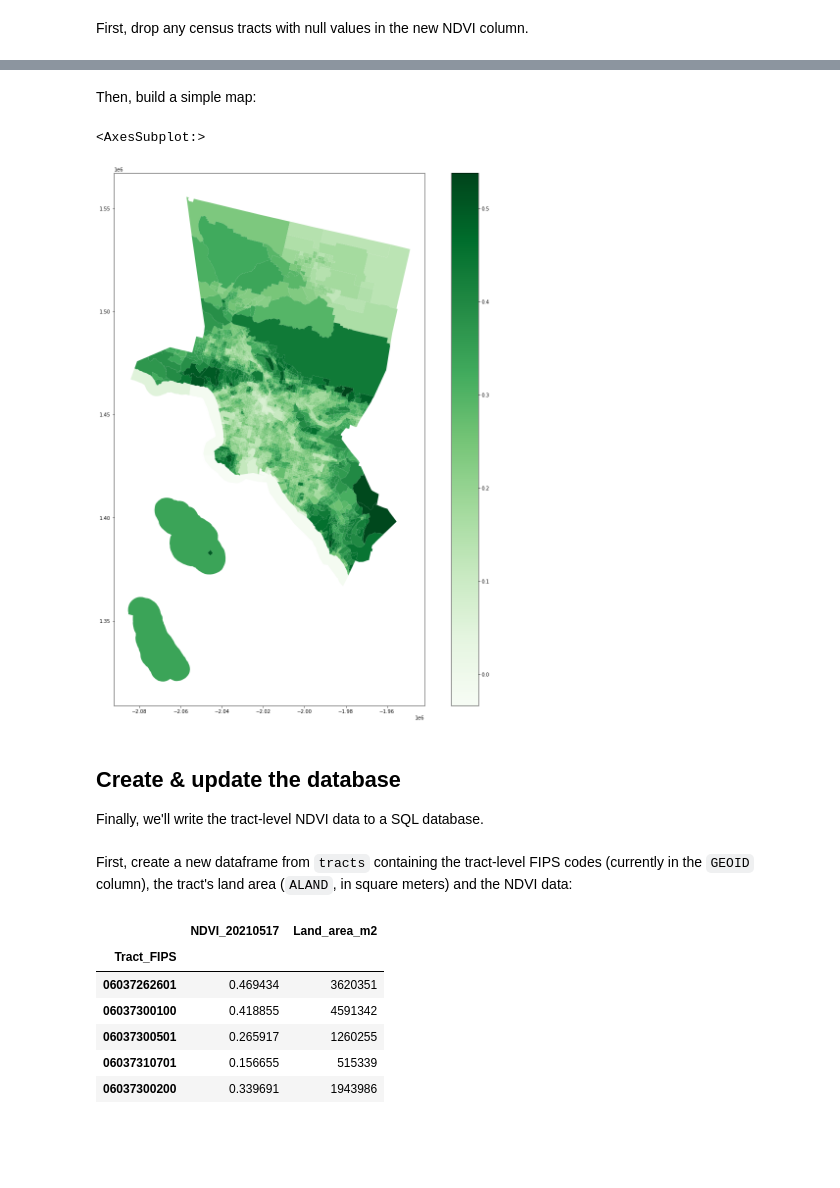
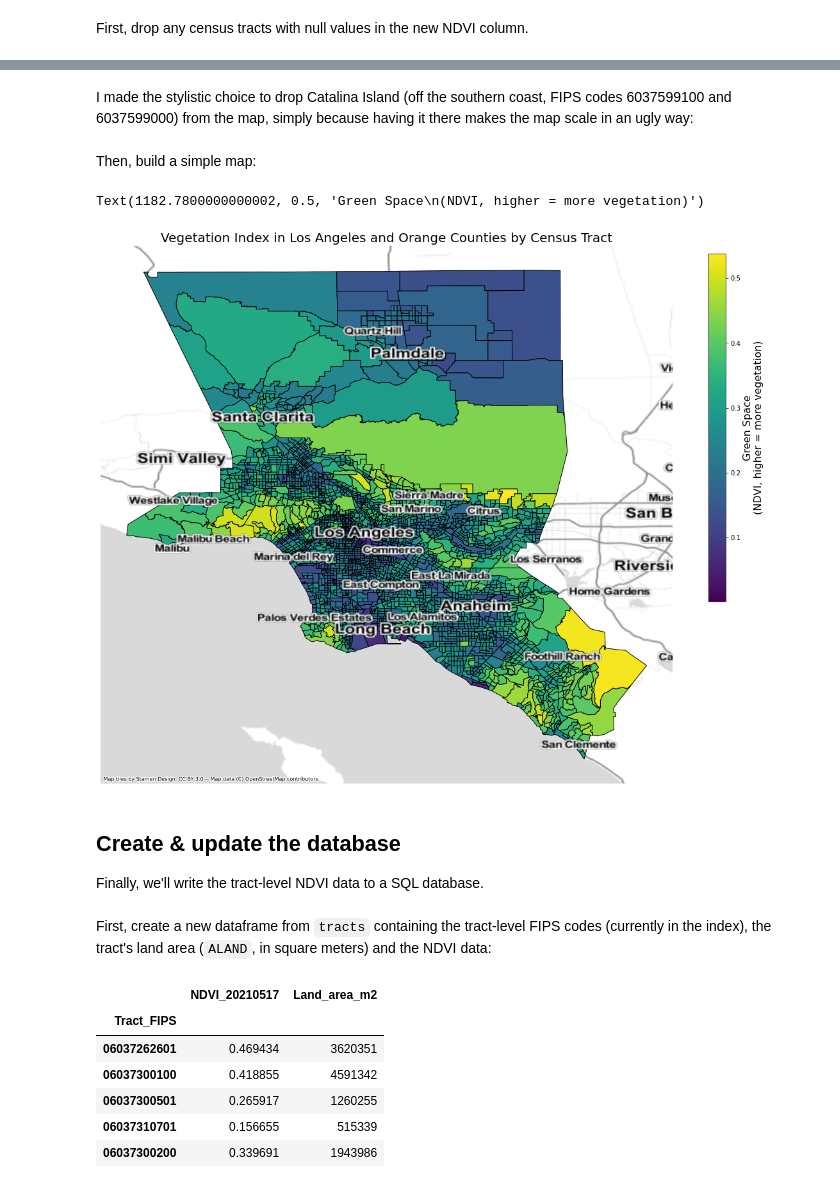
Before and after one commit to jhirner/socal-greenspace, a Jupyter notebook: 2-tract-vegetation.ipynb, the cells around one changed output, grey strips where cells are left out. Drawn from its saved outputs; the diff is of its cells as text; code cells hidden in the pictures; blank space fills up the shorter version.

Commit message:
Improve map visualization
Improved the census tract-level map of vegetation index by: adding a base map for geographic context, improving labeling, and increasing color contrast.

```diff
--- a/2-tract-vegetation.ipynb
+++ b/2-tract-vegetation.ipynb
@@ -275,0 +295,4 @@ tracts = tracts.dropna(axis = "index",
+# %%
+tracts = tracts.set_index("GEOID")
+mapping = gpd.read_file("data/census-tracts/tl_2020_06_tract.shp").set_index("GEOID")
+mapping["NDVI_20210517"] = tracts["NDVI_20210517"]
@@ -276,11 +301,35 @@ tracts = tracts.dropna(axis = "index",
+# %%
+noland = mapping[mapping["ALAND"] == 0].index
+mapping = mapping.drop(noland, axis = "index")
+# %% [markdown]
+I made the stylistic choice to drop Catalina Island (off the southern coast, FIPS codes 6037599100 and 6037599000) from the map, simply because having it there makes the map scale in an ugly way:
+# %%
+mapping = mapping.drop(["06037599100", "06037599000"], axis = "index")
 # %% [markdown]
 Then, build a simple map:
-# %%
-tracts.plot(column = "NDVI_20210517",
-            figsize = (20, 20),
-            legend = True,
-            cmap = "Greens"
-            )
-# %% [output]
-<AxesSubplot:>
-[figure, removed]
+# %%
+map = mapping.plot(column = "NDVI_20210517",
+                  figsize = (20, 20),
+                  legend = True,
+                  cmap = "viridis",
+                  alpha = 1,
+                  edgecolor = "black",
+                  legend_kwds = {"shrink" : 0.5,
+                                 "anchor" : (0, 0.75),
+                                 "ticks" : [0.0, 0.1, 0.2, 0.3, 0.4, 0.5]
+                                })
+# Include an underlay map for context.
+cx.add_basemap(map,
+               crs = mapping.crs,
+               source = cx.providers.Stamen.TonerLite)
+cx.add_basemap(map,
+               crs = mapping.crs,
+               source = cx.providers.Stamen.TonerLabels)
+
+# Add titles & labels
+map.axis("off")
+map.set_title("Vegetation Index in Los Angeles and Orange Counties by Census Tract", fontsize = 20)
+map.get_figure().get_axes()[1].set_ylabel("Green Space\n(NDVI, higher = more vegetation)", size = 16)
+# %% [output]
+Text(1182.7800000000002, 0.5, 'Green Space\n(NDVI, higher = more vegetation)')
+[figure, added]
@@ -288,5 +339,5 @@ tracts.plot(column = "NDVI_20210517",
 ## Create & update the database
 Finally, we'll write the tract-level NDVI data to a SQL database.
 # %% [markdown]
-First, create a new dataframe from `tracts` containing the tract-level FIPS codes (currently in the `GEOID` column), the tract's land area (`ALAND`, in square meters) and the NDVI data:
+First, create a new dataframe from `tracts` containing the tract-level FIPS codes (currently in the index), the tract's land area (`ALAND`, in square meters) and the NDVI data:
 # %%
```
Also changed, not shown: parts of 7 cells of this notebook, 1 other file.
